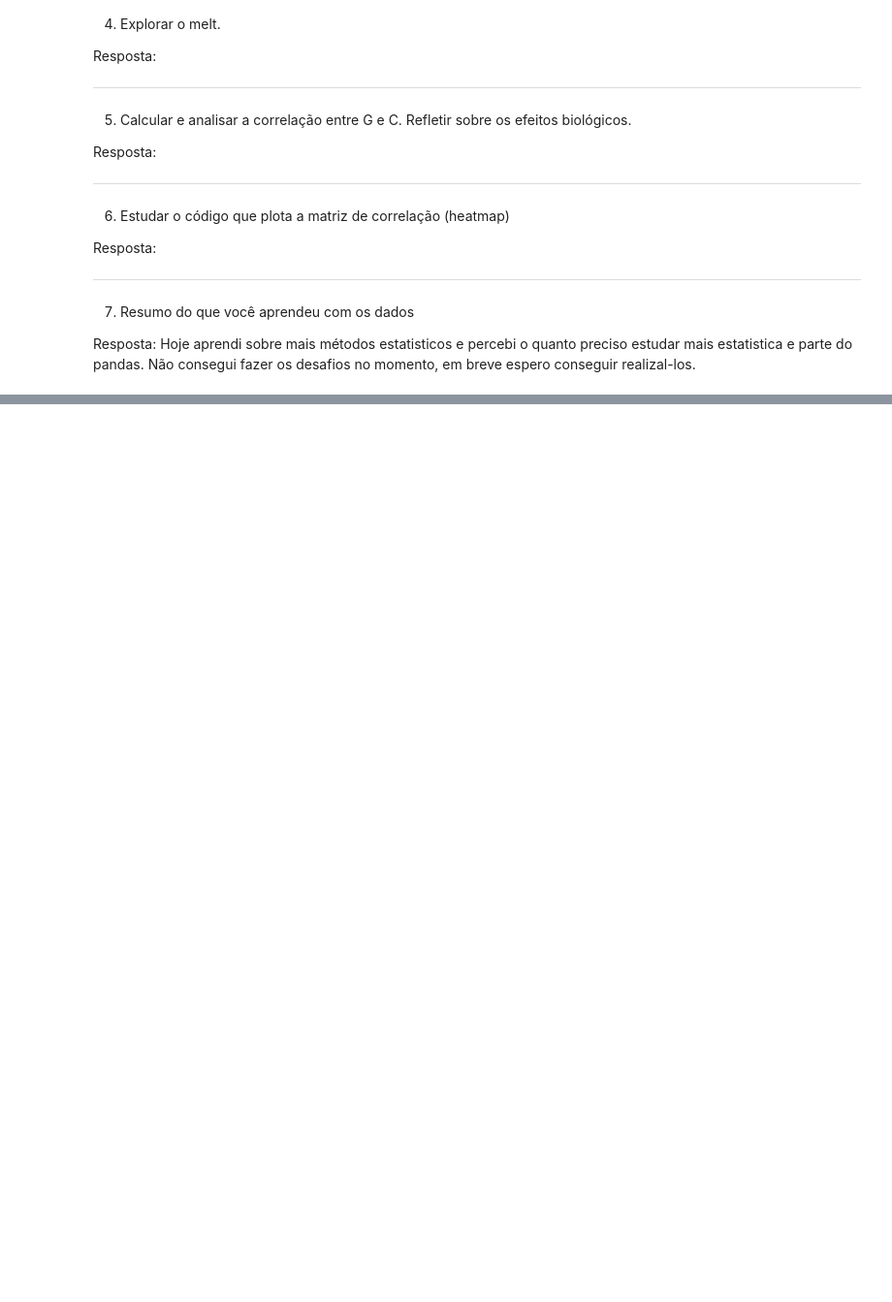
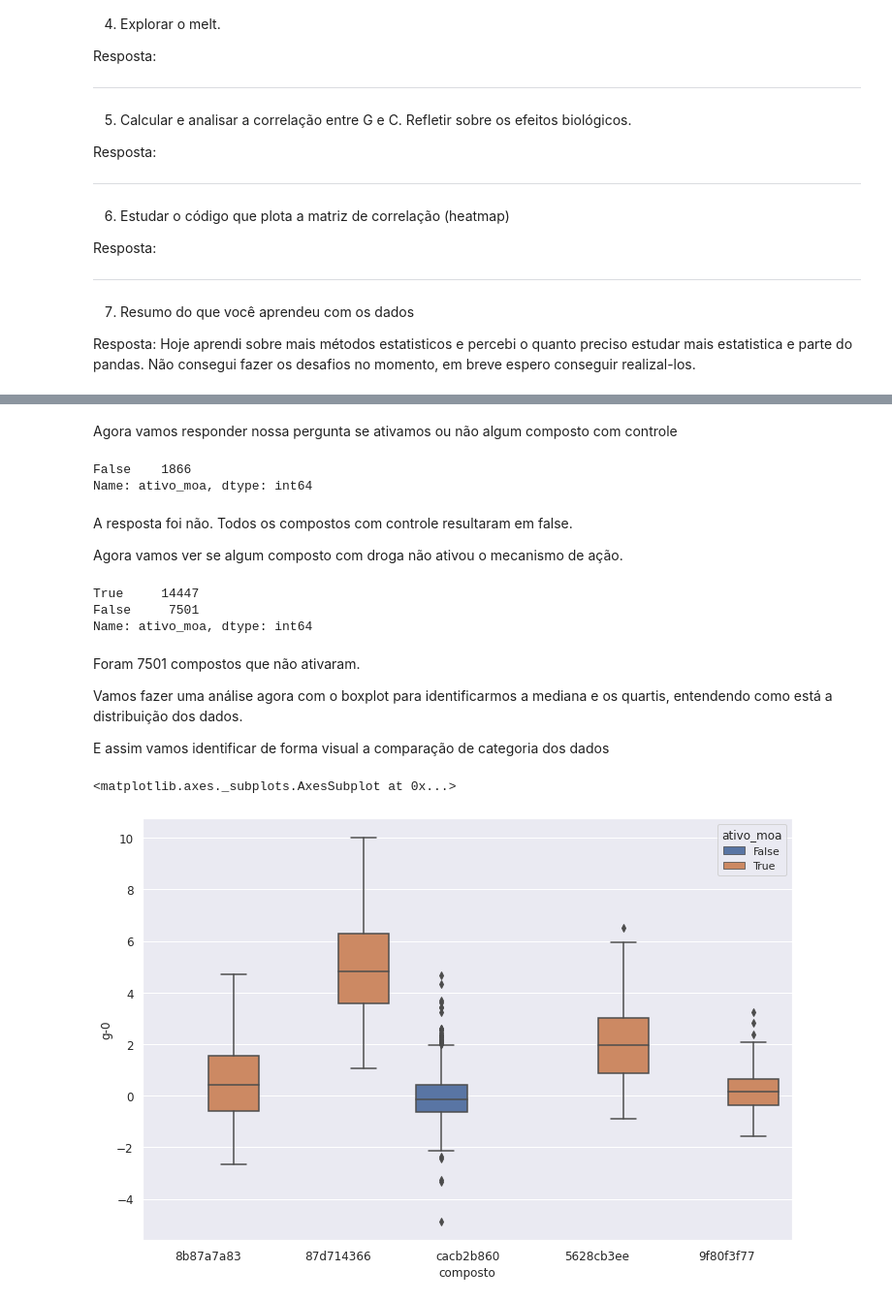
Before and after one commit to OliverLuisEduardo/ImersaoDados03, a Jupyter notebook: imersaoDados03_ArquivoGeral.ipynb, the cells around one changed output, grey strips where cells are left out. Shown at 97% size. Saved outputs shown, nothing was run; the diff lists cells and outputs as text; code cells hidden in the pictures; blank space fills up the shorter version.

```diff
--- a/imersaoDados03_ArquivoGeral.ipynb
+++ b/imersaoDados03_ArquivoGeral.ipynb
@@ -11,6 +13,8 @@ import matplotlib.pyplot as plt
 urlDados = 'https://github.com/alura-cursos/imersaodados3/blob/main/dados/dados_experimentos.zip?raw=true'
 dados = pd.read_csv(urlDados, compression='zip')
 
-#mudança do nome de droga para composto
 mapa = {'droga':'composto'}
 dados.rename(columns=mapa, inplace=True)
+
+dadosResultados = pd.read_csv('https://github.com/alura-cursos/imersaodados3/blob/main/dados/dados_resultados.csv?raw=true')
+dadosResultados.head()
@@ -583,0 +706,3 @@ Resposta:  Hoje aprendi sobre mais métodos estatisticos e percebi o quanto prec
+# %%
+dadosResultados['n_moa'] = dadosResultados.drop('id', axis=1).sum(axis=1)
+dadosResultados['ativo_moa'] = (dadosResultados['n_moa'] != 0)
@@ -583,0 +721,3 @@ Resposta:  Hoje aprendi sobre mais métodos estatisticos e percebi o quanto prec
+# %%
+dadosCombinados = pd.merge(dados, dadosResultados[['id','n_moa', 'ativo_moa']], on='id')
+dadosCombinados.head()
@@ -583,0 +732,30 @@ Resposta:  Hoje aprendi sobre mais métodos estatisticos e percebi o quanto prec
+# %% [markdown]
+Agora vamos responder nossa pergunta se ativamos ou não algum composto com controle
+# %%
+dadosCombinados.query('tratamento == "com_controle"')['ativo_moa'].value_counts()
+# %% [output]
+False    1866
+Name: ativo_moa, dtype: int64
+# %% [markdown]
+A resposta foi não. Todos os compostos com controle resultaram em false.
+
+Agora vamos ver se algum composto com droga não ativou o mecanismo de ação.
+# %%
+dadosCombinados.query('tratamento == "com_droga"')['ativo_moa'].value_counts()
+# %% [output]
+True     14447
+False     7501
+Name: ativo_moa, dtype: int64
+# %% [markdown]
+Foram 7501 compostos que não ativaram.
+
+Vamos fazer uma análise agora com o boxplot para identificarmos a mediana e os quartis, entendendo como está a distribuição dos dados.
+
+E assim vamos identificar de forma visual a comparação de categoria dos dados
+# %%
+compostoPrincipal = dadosCombinados.composto.value_counts().index[:5]
+plt.figure(figsize=(12,8))
+sns.boxplot(data = dadosCombinados.query('composto in @compostoPrincipal'), y='g-0', x='composto', hue='ativo_moa')
+# %% [output]
+<matplotlib.axes._subplots.AxesSubplot at 0x...>
+[figure, added]
```
Also changed, not shown: parts of 42 cells of this notebook, 1 other file.
